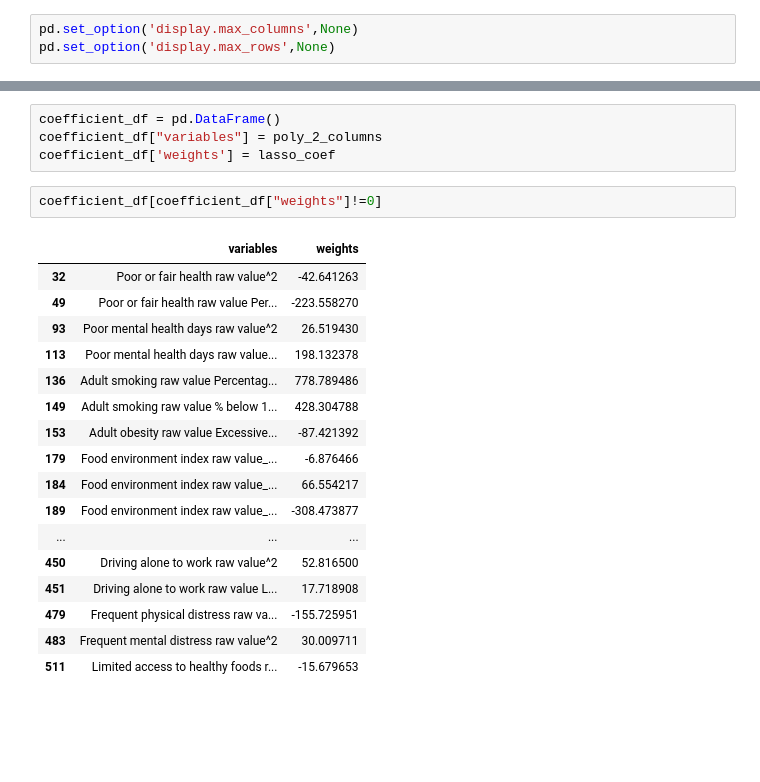
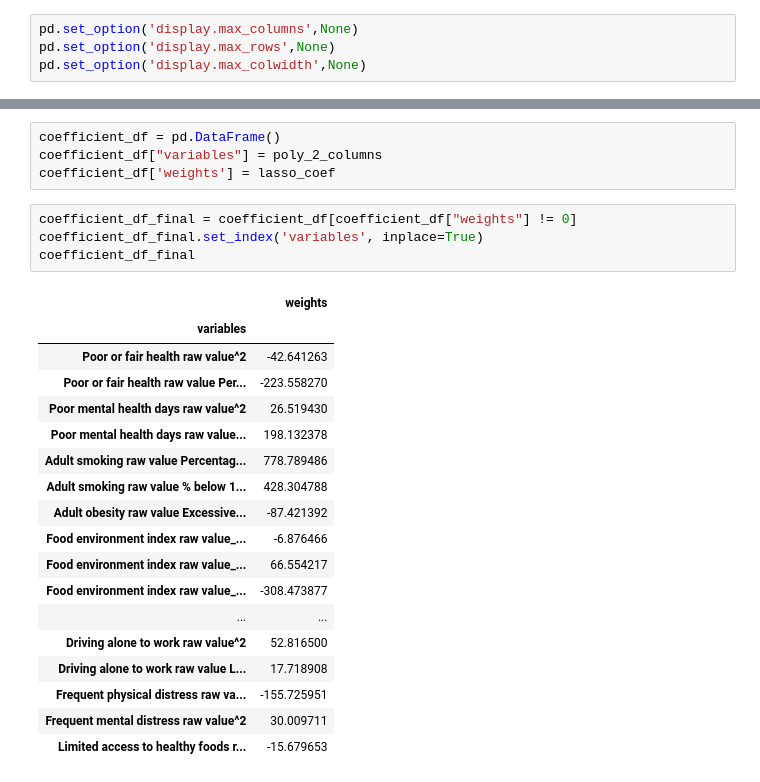
Before and after one commit to awesomeahi95/LaVie-Insurance, a Jupyter notebook: index.ipynb, the cells around one changed output, grey strips where cells are left out. Saved outputs shown, nothing was run; the diff lists cells and outputs as text; blank space fills up the shorter version.

```diff
--- a/index.ipynb
+++ b/index.ipynb
@@ -48,6 +48,7 @@ Allow maximum view of Dataframe.
 # %%
 pd.set_option('display.max_columns',None)
 pd.set_option('display.max_rows',None)
+pd.set_option('display.max_colwidth',None)
 # %% [markdown]
 Importing US Data Analytics from 2019 dataset.
 # %%
@@ -797,23 +798,26 @@ Creating a dataframe containing the Lasso model variables and their respective w
 coefficient_df = pd.DataFrame()
 coefficient_df["variables"] = poly_2_columns
 coefficient_df['weights'] = lasso_coef
-# %%
-coefficient_df[coefficient_df["weights"]!=0]
-# %% [output]
-|  | variables | weights |
-| 32 | Poor or fair health raw value^2 | -42.641263 |
-| 49 | Poor or fair health raw value Per... | -223.558270 |
-| 93 | Poor mental health days raw value^2 | 26.519430 |
-| 113 | Poor mental health days raw value... | 198.132378 |
-| 136 | Adult smoking raw value Percentag... | 778.789486 |
-| 149 | Adult smoking raw value % below 1... | 428.304788 |
-| 153 | Adult obesity raw value Excessive... | -87.421392 |
-| 179 | Food environment index raw value_... | -6.876466 |
-| 184 | Food environment index raw value_... | 66.554217 |
-| 189 | Food environment index raw value_... | -308.473877 |
-| ... | ... | ... |
-| 450 | Driving alone to work raw value^2 | 52.816500 |
-| 451 | Driving alone to work raw value L... | 17.718908 |
-| 479 | Frequent physical distress raw va... | -155.725951 |
-| 483 | Frequent mental distress raw value^2 | 30.009711 |
-| 511 | Limited access to healthy foods r... | -15.679653 |
+# %%
+coefficient_df_final = coefficient_df[coefficient_df["weights"] != 0]
+coefficient_df_final.set_index('variables', inplace=True)
+coefficient_df_final
+# %% [output]
+|  | weights |
+| variables |  |
+| Poor or fair health raw value^2 | -42.641263 |
+| Poor or fair health raw value Per... | -223.558270 |
+| Poor mental health days raw value^2 | 26.519430 |
+| Poor mental health days raw value... | 198.132378 |
+| Adult smoking raw value Percentag... | 778.789486 |
+| Adult smoking raw value % below 1... | 428.304788 |
+| Adult obesity raw value Excessive... | -87.421392 |
+| Food environment index raw value_... | -6.876466 |
+| Food environment index raw value_... | 66.554217 |
+| Food environment index raw value_... | -308.473877 |
+| ... | ... |
+| Driving alone to work raw value^2 | 52.816500 |
+| Driving alone to work raw value L... | 17.718908 |
+| Frequent physical distress raw va... | -155.725951 |
+| Frequent mental distress raw value^2 | 30.009711 |
+| Limited access to healthy foods r... | -15.679653 |
```
